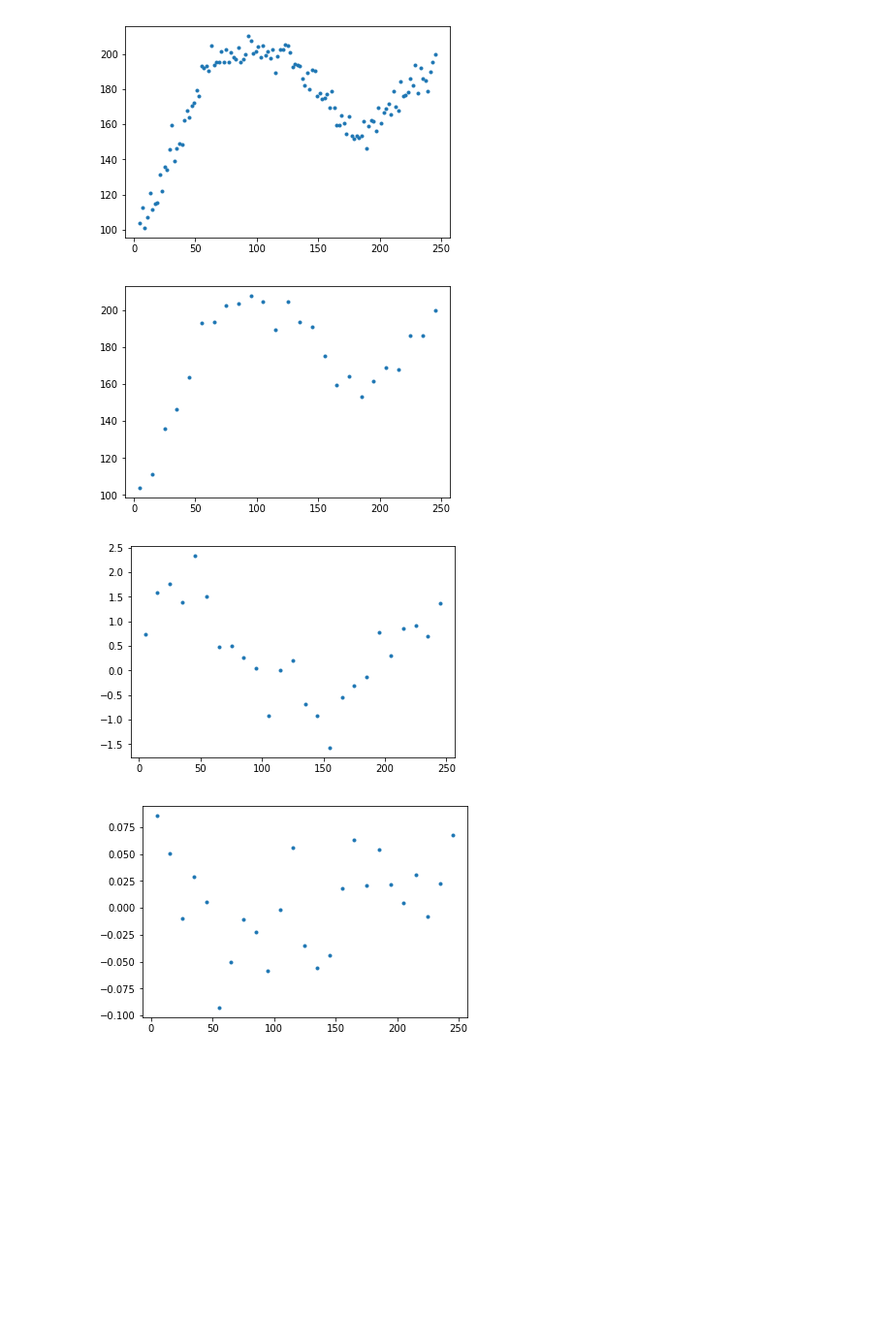
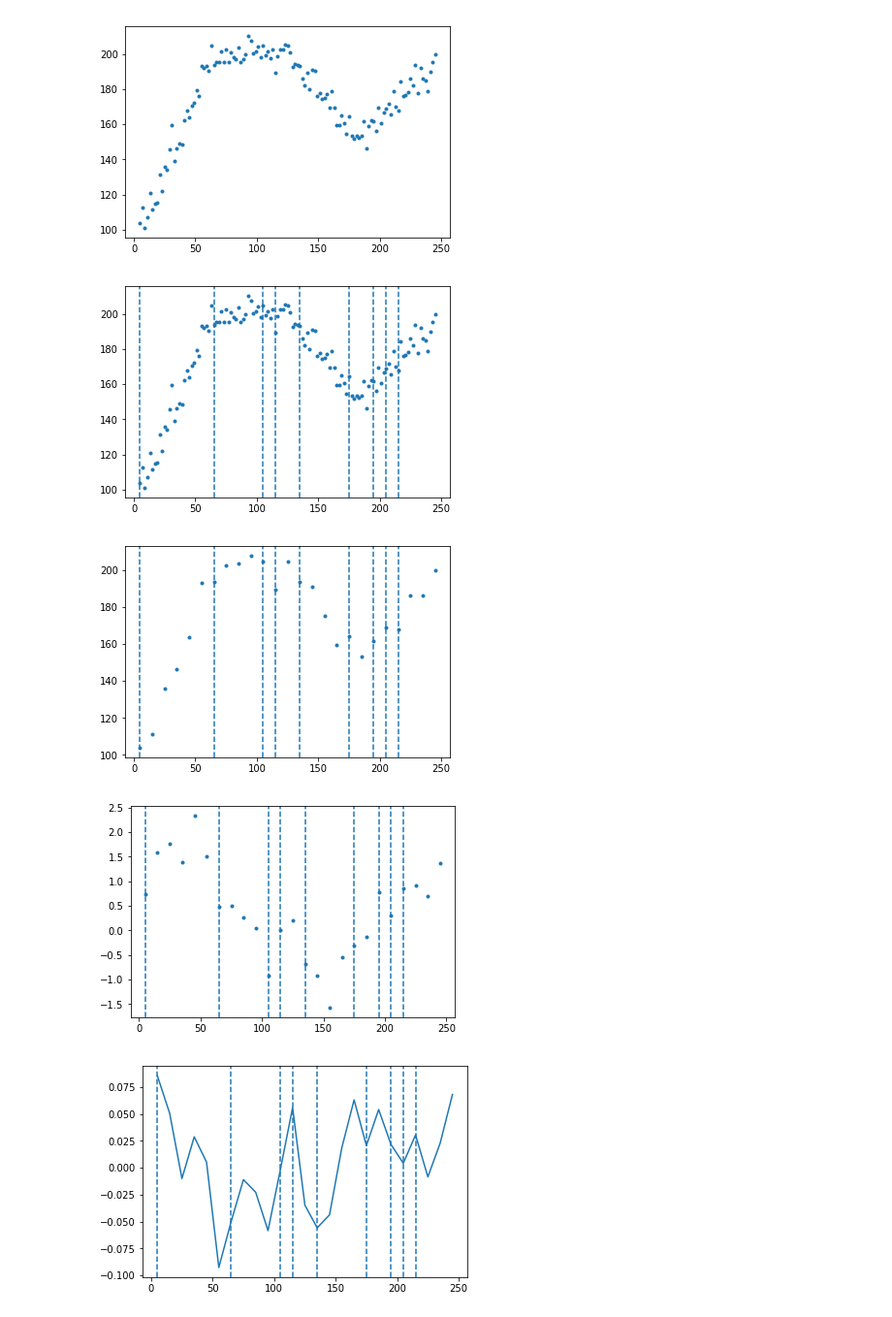
Before and after one commit to jay-r-shah/pwlf, a Jupyter notebook: Averages.ipynb, the cells around one changed output. Shown at 97% size. Drawn from its saved outputs; the diff is of its cells as text; code cells hidden in the pictures; blank space fills up the shorter version.

Commit message:
Method to calculate breaks and plot

```diff
--- a/Averages.ipynb
+++ b/Averages.ipynb
@@ -18,23 +57,19 @@ plt.show()
 # %%
 # take every 5th point
 
 n_points = 5
 
 ydata1 = [ydata[i] for i in range(len(ydata)) if i % n_points == 0]
 xdata1 = [xdata[i] for i in range(len(ydata)) if i % n_points == 0]
 
-plt.plot(xdata1, ydata1, '.')
-plt.show()
 dy = np.gradient(ydata1, xdata1)
 d2y = np.gradient(dy, xdata1)
-plt.plot(xdata1, dy, '.')
-plt.show()
-plt.plot(xdata1, d2y, '.')
-plt.show()
+CalculateBreaksAndPlot(xdata, ydata, xdata1, ydata1, dy, d2y)
 # %% [output]
-[figure, old version]
+[figure, new version]
-[figure, old version]
+[figure, new version]
-[figure, old version]
+[figure, new version]
+[figure, added]
 # %%
 # centroid of every five points
 
```
Also changed, not shown: parts of 2 cells of this notebook.
